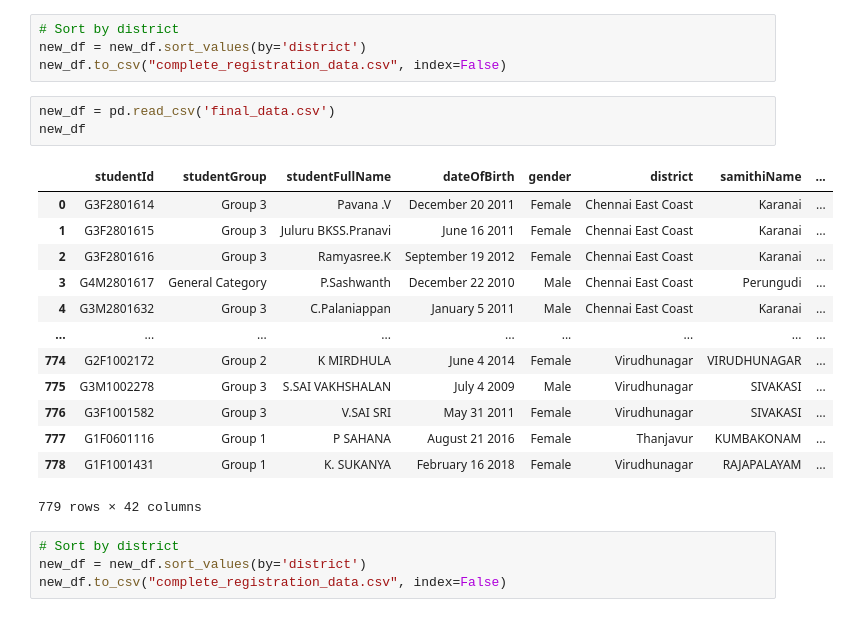
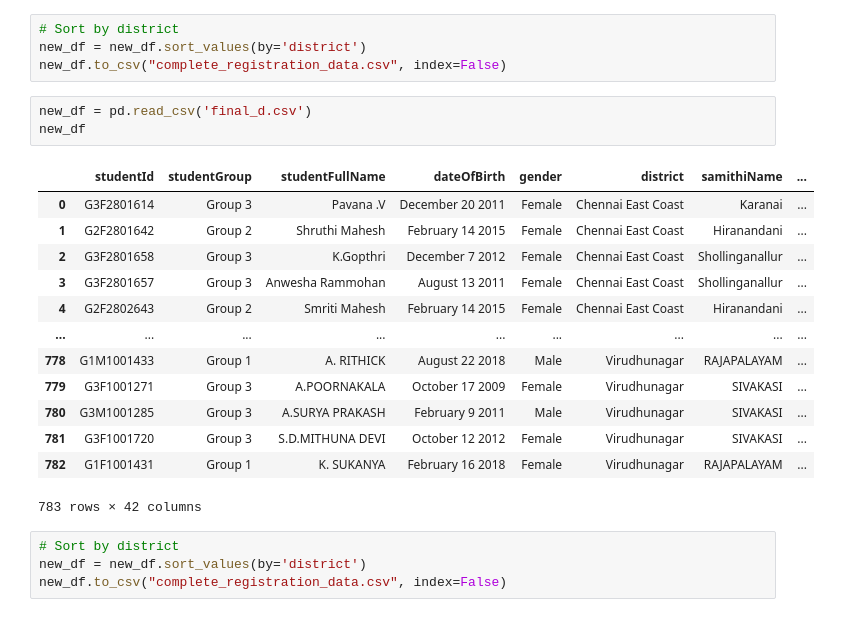
Before and after one commit to tanmay-563/slts-2024, a Jupyter notebook: organize_participant_data.ipynb, the cells around one changed output. Drawn from its saved outputs; the diff is of its cells as text.

```diff
--- a/organize_participant_data.ipynb
+++ b/organize_participant_data.ipynb
@@ -1008,22 +1008,22 @@ process_group_event_data('GROUP - Rudram Namakam Chanting - Girls', 4)
 new_df = new_df.sort_values(by='district')
 new_df.to_csv("complete_registration_data.csv", index=False)
 # %%
-new_df = pd.read_csv('final_data.csv')
+new_df = pd.read_csv('final_d.csv')
 new_df
 # %% [output]
 |  | studentId | studentGroup | studentFullName | dateOfBirth | gender | district | samithiName | ... |
 | 0 | G3F2801614 | Group 3 | Pavana .V | December 20 2011 | Female | Chennai East Coast | Karanai | ... |
-| 1 | G3F2801615 | Group 3 | Juluru BKSS.Pranavi | June 16 2011 | Female | Chennai East Coast | Karanai | ... |
-| 2 | G3F2801616 | Group 3 | Ramyasree.K | September 19 2012 | Female | Chennai East Coast | Karanai | ... |
-| 3 | G4M2801617 | General Category | P.Sashwanth | December 22 2010 | Male | Chennai East Coast | Perungudi | ... |
-| 4 | G3M2801632 | Group 3 | C.Palaniappan | January 5 2011 | Male | Chennai East Coast | Karanai | ... |
+| 1 | G2F2801642 | Group 2 | Shruthi Mahesh | February 14 2015 | Female | Chennai East Coast | Hiranandani | ... |
+| 2 | G3F2801658 | Group 3 | K.Gopthri | December 7 2012 | Female | Chennai East Coast | Shollinganallur | ... |
+| 3 | G3F2801657 | Group 3 | Anwesha Rammohan | August 13 2011 | Female | Chennai East Coast | Shollinganallur | ... |
+| 4 | G2F2802643 | Group 2 | Smriti Mahesh | February 14 2015 | Female | Chennai East Coast | Hiranandani | ... |
 | ... | ... | ... | ... | ... | ... | ... | ... | ... |
-| 774 | G2F1002172 | Group 2 | K MIRDHULA | June 4 2014 | Female | Virudhunagar | VIRUDHUNAGAR | ... |
-| 775 | G3M1002278 | Group 3 | S.SAI VAKHSHALAN | July 4 2009 | Male | Virudhunagar | SIVAKASI | ... |
-| 776 | G3F1001582 | Group 3 | V.SAI SRI | May 31 2011 | Female | Virudhunagar | SIVAKASI | ... |
-| 777 | G1F0601116 | Group 1 | P SAHANA | August 21 2016 | Female | Thanjavur | KUMBAKONAM | ... |
-| 778 | G1F1001431 | Group 1 | K. SUKANYA | February 16 2018 | Female | Virudhunagar | RAJAPALAYAM | ... |
+| 778 | G1M1001433 | Group 1 | A. RITHICK | August 22 2018 | Male | Virudhunagar | RAJAPALAYAM | ... |
+| 779 | G3F1001271 | Group 3 | A.POORNAKALA | October 17 2009 | Female | Virudhunagar | SIVAKASI | ... |
+| 780 | G3M1001285 | Group 3 | A.SURYA PRAKASH | February 9 2011 | Male | Virudhunagar | SIVAKASI | ... |
+| 781 | G3F1001720 | Group 3 | S.D.MITHUNA DEVI | October 12 2012 | Female | Virudhunagar | SIVAKASI | ... |
+| 782 | G1F1001431 | Group 1 | K. SUKANYA | February 16 2018 | Female | Virudhunagar | RAJAPALAYAM | ... |
-779 rows × 42 columns
+783 rows × 42 columns
 # %%
 # Sort by district
 new_df = new_df.sort_values(by='district')
```
Also changed, not shown: 3 other files.
